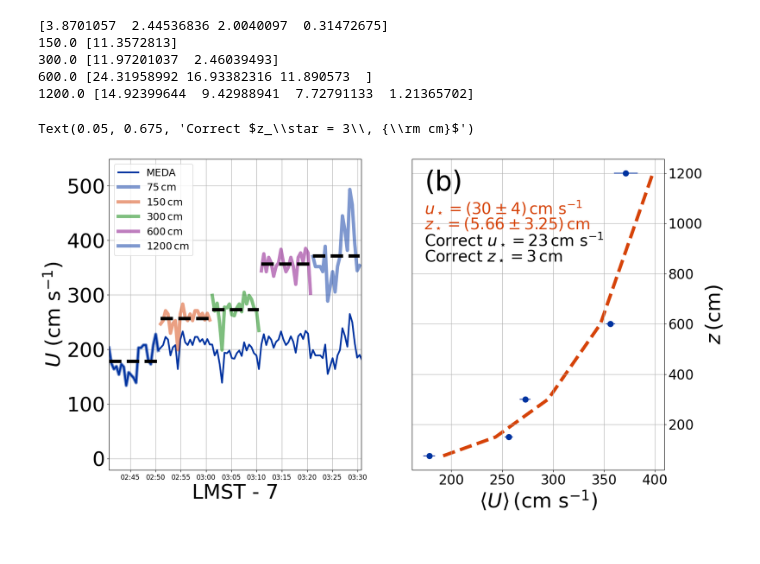
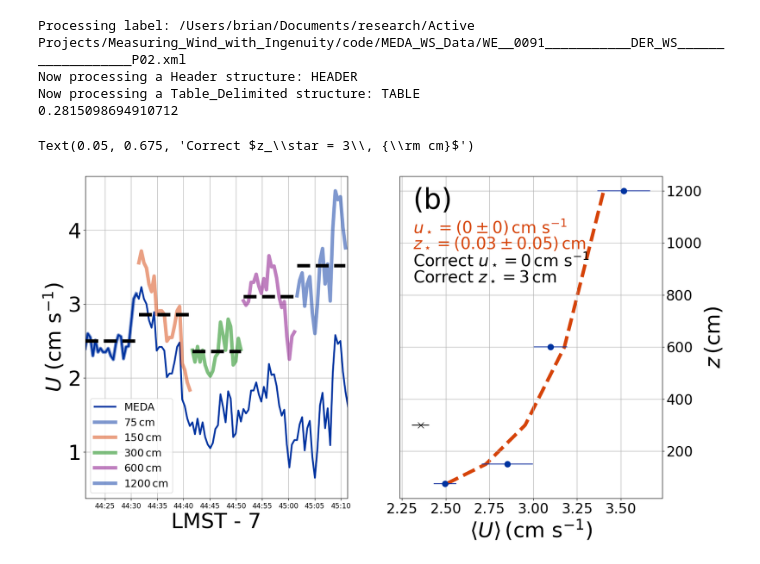
Before and after one commit to BoiseStatePlanetary/Measuring_Wind_with_Ingenuity, a Jupyter notebook: code/Synthetic_Mars_Wind_Profile.ipynb, the cells around one changed output. Saved outputs shown, nothing was run; the diff lists cells and outputs as text; code cells hidden in the pictures.

```diff
--- a/code/Synthetic_Mars_Wind_Profile.ipynb
+++ b/code/Synthetic_Mars_Wind_Profile.ipynb
@@ -24,24 +26,0 @@ WS_file = path + 'WE__%s___________DER_WS__________________P02.xml' % (which_sol
-# %%
-# When during the day should you fly?
-# In terms of times after sunrise, probably between 6 and 9am.
-
-which_sol = "0107"
-path = '/Users/brian/Documents/research/Active Projects/Measuring_Wind_with_Ingenuity/code/MEDA_WS_Data/'
-WS_file = path + 'WE__%s___________DER_WS__________________P02.xml' % (which_sol)
-
-fig = plt.figure(figsize=(10*aspect_ratio, 10))
-ax = fig.add_subplot(111)
-
-time, wind = retrieve_time_wind(WS_file)
-ax.scatter(time, wind, marker='.', color=BoiseState_blue)
-
-xfmt = md.DateFormatter('%H:%M:%S')
-ax.xaxis.set_major_formatter(xfmt)
-ax.grid(True)
-ax.tick_params(axis="x", labelsize=12)
-ax.tick_params(axis="y", labelsize=36)
-ax.set_xlabel("LMST", fontsize=36)
-ax.set_ylabel(r'$U\ \left( {\rm m\ s^{-1}} \right)$', fontsize=36)
-ax.set_xlim([start_time, end_time])
-
-fig.savefig("Sol107_Windspeeds.jpg", dpi=300, bbox_inches="tight")
@@ -58,11 +62,18 @@ ax2 = fig.add_subplot(122)
 # For sol 91, the wind speeds at 7a are pretty low. Let's try a little later when they pick up.
 # time, wind = retrieve_time_wind(WS_file, start_time=datetime(1900, 1, 1, 7, 40, 0))
 
+# For sol 107, the wind speeds at 7a are pretty low. Let's try a little later when they pick up.
+# time, wind = retrieve_time_wind(WS_file, start_time=datetime(1900, 1, 1, 7, 20, 15))
+
+time, wind = retrieve_time_wind(WS_file,
+                                start_time=datetime(1900, 1, 1, 7, 44, 21))
+
 # time, wind = retrieve_time_wind(WS_file)
 # wind *= 100. # Convert to cm/s
 
 saved_zstar = 3. # cm
 saved_ustar = kappa*np.mean(wind)/np.log(zs[0]/saved_zstar)
+print(saved_ustar)
 
 # Create synthetic wind profile, converting wind speeds to cm/s
 scaled_windspeeds = create_synthetic_wind_profile(wind, zs, saved_zstar, z0=np.min(zs))
@@ -70,40 +81,38 @@ t0 = np.min(time)
 averaged_windspeeds, std_windspeeds = sample_wind_profile(sample_time, t0, time, scaled_windspeeds, zs)
 
 # Make plot of original and scaled wind speeds
 # zs, time, sample_time, scaled_windspeeds, averaged_windspeeds, axis
 
 ax1 = make_plot_of_original_and_scaled_windspeeds(time, wind, zs, sample_time, t0, scaled_windspeeds,
                                                   averaged_windspeeds, ax1)
 ax1.set_xlim([np.min(time), np.min(time) + timedelta(seconds=len(zs)*sampling_duration)])
 # ax1.set_ylim([100, 600])
 
 ### Fit synthetic wind profile ###
 
-print((inlier_averaged_windspeeds[-1] - inlier_averaged_windspeeds[:-1])/\
-      np.sqrt(inlier_std_windspeeds[-1]**2 + inlier_std_windspeeds[:-1]**2))
 inlier_zs, inlier_averaged_windspeeds, inlier_std_windspeeds,\
     outlier_zs, outlier_averaged_windspeeds, outlier_std_windspeeds,\
     popt, unc, pcov = fit_wind_profile_and_drop_outliers(zs, averaged_windspeeds, std_windspeeds,
-                                                         drop_outliers=True, num_sigma=5., rescale_unc=True)
+                                                         drop_outliers=True, num_sigma=5., rescale_unc=True,
+                                                         consider_scaled_uncertainties=True)
 
 # Collect ustar and zstar and uncertainties
 ustar, zstar, sigma_ustar, sigma_zstar = collect_fit_values_and_unc(popt, unc, pcov)
 
 ax2 = make_plot_of_wind_data_and_profile(inlier_zs, inlier_averaged_windspeeds, inlier_std_windspeeds,
                                          outlier_zs, outlier_averaged_windspeeds, outlier_std_windspeeds,
                                          popt, unc, pcov, ax2)
 
 ax2.text(0.05, 0.725, r'Correct $u_\star = %.0f\, {\rm cm\ s^{-1}}$' % (saved_ustar),
          fontsize=28, transform=ax2.transAxes)
 ax2.text(0.05, 0.675, r'Correct $z_\star = %.0f\, {\rm cm}$' % (saved_zstar),
          fontsize=28, transform=ax2.transAxes)
 
-# fig.savefig("Synthetic_Mars_Wind_Profile_Sol133.jpg", dpi=300, bbox_inches="tight")
+# # fig.savefig("Synthetic_Mars_Wind_Profile_Sol133.jpg", dpi=300, bbox_inches="tight")
 # %% [output]
-[3.8701057  2.44536836 2.0040097  0.31472675]
-150.0 [11.3572813]
-300.0 [11.97201037  2.46039493]
-600.0 [24.31958992 16.93382316 11.890573  ]
-1200.0 [14.92399644  9.42988941  7.72791133  1.21365702]
+Processing label: /Users/brian/Documents/research/Active Projects/Measuring_Wind_with_Ingenuity/code/MEDA_WS_Data/WE__0091___________DER_WS__________________P02.xml
+Now processing a Header structure: HEADER
+Now processing a Table_Delimited structure: TABLE
+0.2815098694910712
 Text(0.05, 0.675, 'Correct $z_\\star = 3\\, {\\rm cm}$')
-[figure, old version]
+[figure, new version]
```
Also changed, not shown: parts of 4 cells of this notebook, 4 other files.
